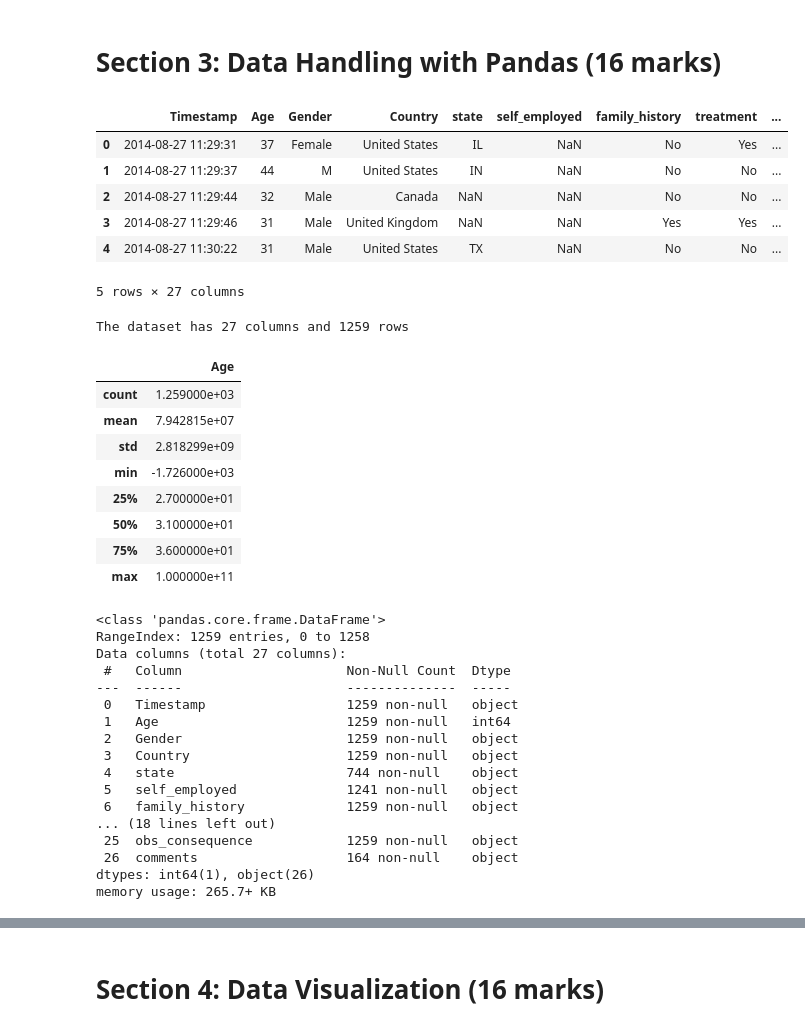
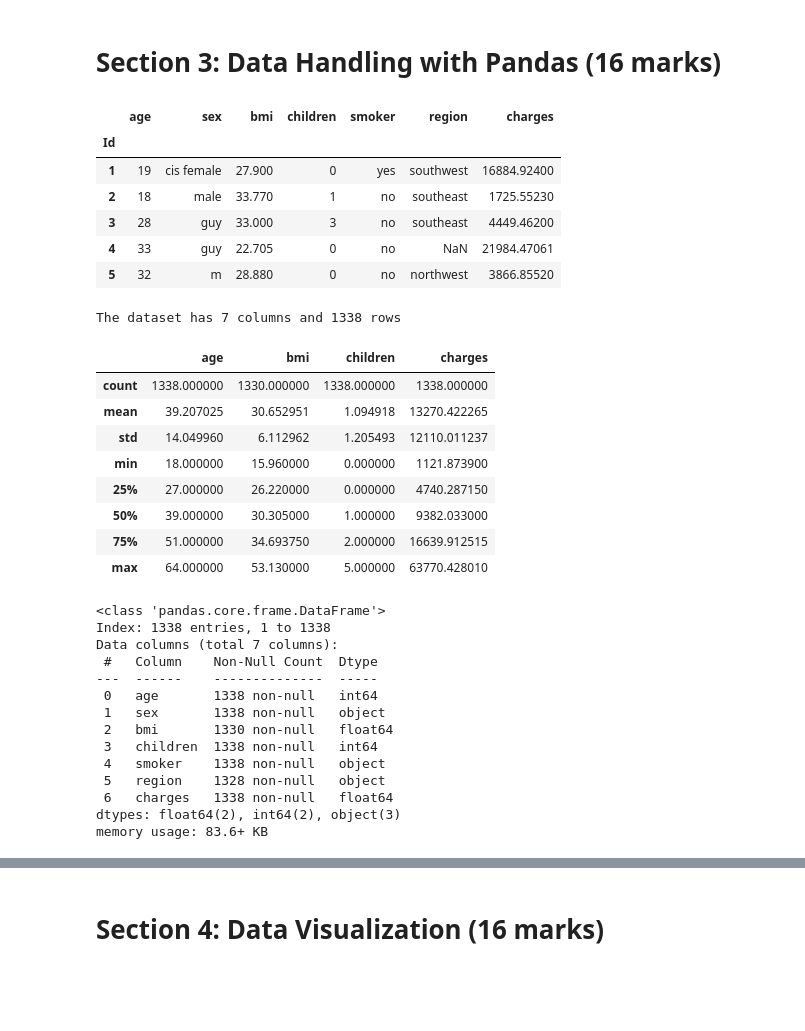
Before and after one commit to guavacoderepo/SOFT40161-COURSE-WORK, a Jupyter notebook: NTU_N1280799_SOFT40161.ipynb, the cells around one changed output, grey strips where cells are left out. Cells and saved outputs as stored; diff of their text form; code cells hidden in the pictures; blank space fills up the shorter version.

```diff
--- a/NTU_N1280799_SOFT40161.ipynb
+++ b/NTU_N1280799_SOFT40161.ipynb
@@ -101,56 +98,53 @@ def plot_bar_chart(x:list,y:list):
 # Explanation and Documentation
 # %%
 # import dataset into pandas
-url = 'dataset/survey.csv'
+url = 'dataset/medical_survey.csv'
 
-df = pd.read_csv(url)
+df = pd.read_csv(url, index_col=0)
 df.head()
 # %% [output]
-|  | Timestamp | Age | Gender | Country | state | self_employed | family_history | treatment | ... |
-| 0 | 2014-08-27 11:29:31 | 37 | Female | United States | IL | NaN | No | Yes | ... |
-| 1 | 2014-08-27 11:29:37 | 44 | M | United States | IN | NaN | No | No | ... |
-| 2 | 2014-08-27 11:29:44 | 32 | Male | Canada | NaN | NaN | No | No | ... |
-| 3 | 2014-08-27 11:29:46 | 31 | Male | United Kingdom | NaN | NaN | Yes | Yes | ... |
-| 4 | 2014-08-27 11:30:22 | 31 | Male | United States | TX | NaN | No | No | ... |
+|  | age | sex | bmi | children | smoker | region | charges |
+| Id |  |  |  |  |  |  |  |
+| 1 | 19 | cis female | 27.900 | 0 | yes | southwest | 16884.92400 |
+| 2 | 18 | male | 33.770 | 1 | no | southeast | 1725.55230 |
+| 3 | 28 | guy | 33.000 | 3 | no | southeast | 4449.46200 |
+| 4 | 33 | guy | 22.705 | 0 | no | NaN | 21984.47061 |
+| 5 | 32 | m | 28.880 | 0 | no | northwest | 3866.85520 |
-5 rows × 27 columns
 # %%
 # Checking the shape of the dataset
 size = df.shape
 print(f'The dataset has {size[1]} columns and {size[0]} rows')
 # %% [output]
-The dataset has 27 columns and 1259 rows
+The dataset has 7 columns and 1338 rows
 # %%
 df.describe()
 # %% [output]
-|  | Age |
-| count | 1.259000e+03 |
-| mean | 7.942815e+07 |
-| std | 2.818299e+09 |
-| min | -1.726000e+03 |
-| 25% | 2.700000e+01 |
-| 50% | 3.100000e+01 |
-| 75% | 3.600000e+01 |
-| max | 1.000000e+11 |
+|  | age | bmi | children | charges |
+| count | 1338.000000 | 1330.000000 | 1338.000000 | 1338.000000 |
+| mean | 39.207025 | 30.652951 | 1.094918 | 13270.422265 |
+| std | 14.049960 | 6.112962 | 1.205493 | 12110.011237 |
+| min | 18.000000 | 15.960000 | 0.000000 | 1121.873900 |
+| 25% | 27.000000 | 26.220000 | 0.000000 | 4740.287150 |
+| 50% | 39.000000 | 30.305000 | 1.000000 | 9382.033000 |
+| 75% | 51.000000 | 34.693750 | 2.000000 | 16639.912515 |
+| max | 64.000000 | 53.130000 | 5.000000 | 63770.428010 |
 # %%
 df.info()
 # %% [output]
 <class 'pandas.core.frame.DataFrame'>
-RangeIndex: 1259 entries, 0 to 1258
-Data columns (total 27 columns):
- #   Column                     Non-Null Count  Dtype
----  ------                     --------------  -----
- 0   Timestamp                  1259 non-null   object
- 1   Age                        1259 non-null   int64
- 2   Gender                     1259 non-null   object
- 3   Country                    1259 non-null   object
- 4   state                      744 non-null    object
- 5   self_employed              1241 non-null   object
- 6   family_history             1259 non-null   object
-... (18 lines left out)
- 25  obs_consequence            1259 non-null   object
- 26  comments                   164 non-null    object
-dtypes: int64(1), object(26)
-memory usage: 265.7+ KB
+Index: 1338 entries, 1 to 1338
+Data columns (total 7 columns):
+ #   Column    Non-Null Count  Dtype
+---  ------    --------------  -----
+ 0   age       1338 non-null   int64
+ 1   sex       1338 non-null   object
+ 2   bmi       1330 non-null   float64
+ 3   children  1338 non-null   int64
+ 4   smoker    1338 non-null   object
+ 5   region    1328 non-null   object
+ 6   charges   1338 non-null   float64
+dtypes: float64(2), int64(2), object(3)
+memory usage: 83.6+ KB
 # %%
 df.isnull().sum()
 # %% [output]
```
Also changed, not shown: parts of 23 cells of this notebook, 6 other files.
